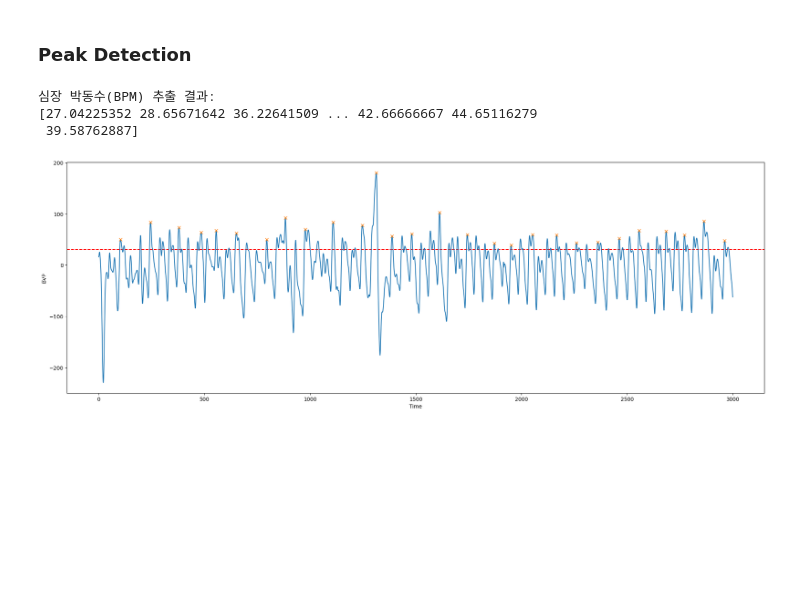
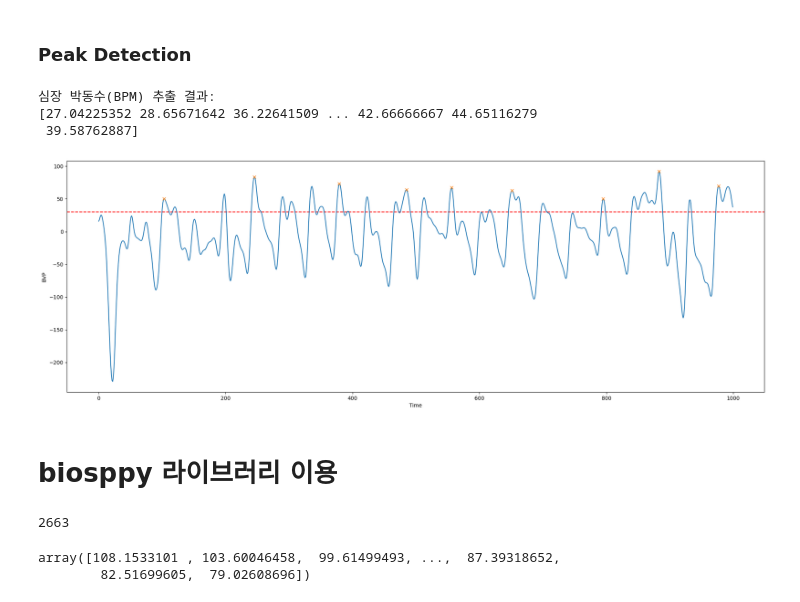
Before and after one commit to aytekin827/TIL, a Jupyter notebook: BVP_to_BPM.ipynb, the cells around one changed output. Saved outputs shown, nothing was run; the diff lists cells and outputs as text; code cells hidden in the pictures; blank space fills up the shorter version.

```diff
--- a/BVP_to_BPM.ipynb
+++ b/BVP_to_BPM.ipynb
@@ -83,35 +83,35 @@ plt.show()
 sampling_rate = 64 # (64 Hz)
 height_threshold = 30
 
 # height, distance 등의 매개변수는 데이터에 따라 적절히 조정해야합니다.
 peaks, _ = find_peaks(data.BVP, height=height_threshold, distance=sampling_rate)  # 64 BVP 데이터의 샘플링 주기 (64 Hz)입니다.
 
 # 심장 박동 주기(심박 간격) 계산
 heart_rate_periods = np.diff(peaks) / sampling_rate  # 주기를 초 단위로 변환
 heart_rate_bpm = 60.0 / heart_rate_periods  # 주기를 분당 박동 수로 변환 (BPM)
 
 # 결과 출력
 print("심장 박동수(BPM) 추출 결과:")
 print(heart_rate_bpm)
 
 # 시각화 (선택 사항)
 plt.figure(figsize=(24, 8))
 
-limit_n = 3000
+limit_n = 1000
 bvp_values = data.BVP[:limit_n]
 peaks_adj = peaks[peaks<limit_n]
 
 plt.axhline(y=height_threshold, color='red', linestyle='--', label='수평선')
 plt.plot(bvp_values)
 plt.plot(peaks_adj, bvp_values[peaks_adj], 'x')
 plt.xlabel('Time')
 plt.ylabel('BVP')
 plt.show()
 # %% [output]
 심장 박동수(BPM) 추출 결과:
 [27.04225352 28.65671642 36.22641509 ... 42.66666667 44.65116279
  39.58762887]
-[figure, old version]
+[figure, new version]
 # %%
 
 # 심장 박동 주기(심박 간격) 계산
@@ -129,3 +129,5 @@ plt.xlabel('Time')
 plt.ylabel('BVP')
 plt.title('BVP 데이터와 추출된 심장 박동 위치')
 plt.show()
+# %% [markdown]
+# biosppy 라이브러리 이용
@@ -131,0 +140,7 @@ plt.show()
+# %%
+print(res[4].__len__())
+res[4]
+# %% [output]
+2663
+array([108.1533101 , 103.60046458,  99.61499493, ...,  87.39318652,
+        82.51699605,  79.02608696])
```
Also changed, not shown: parts of 4 cells of this notebook.
